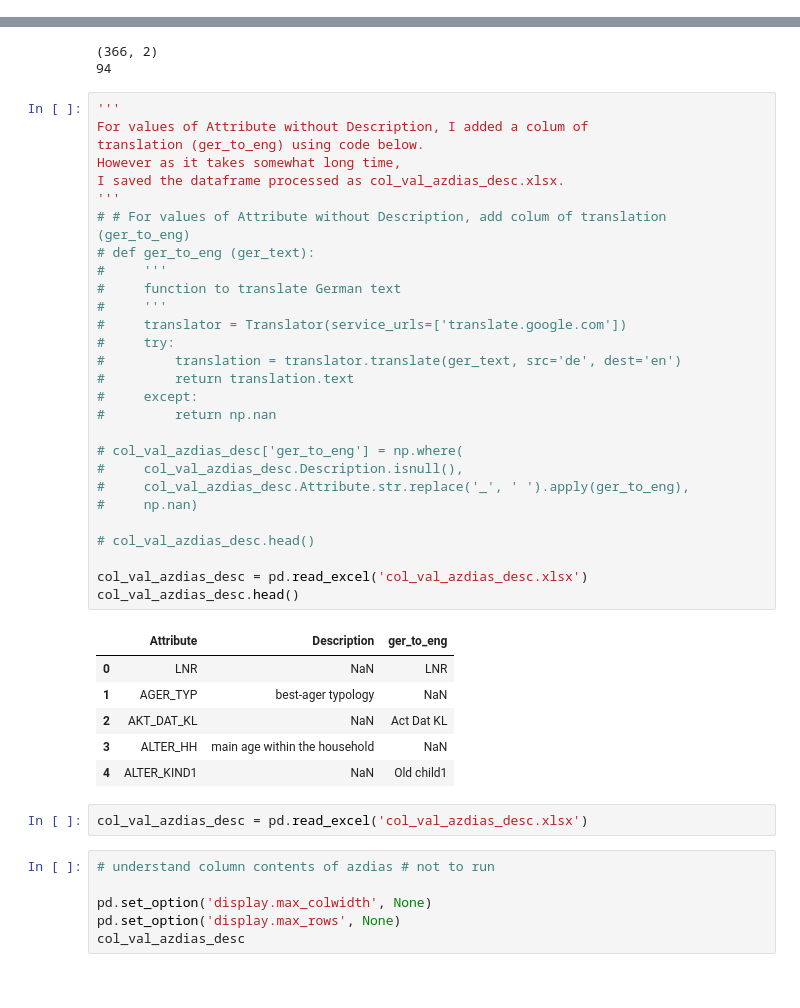
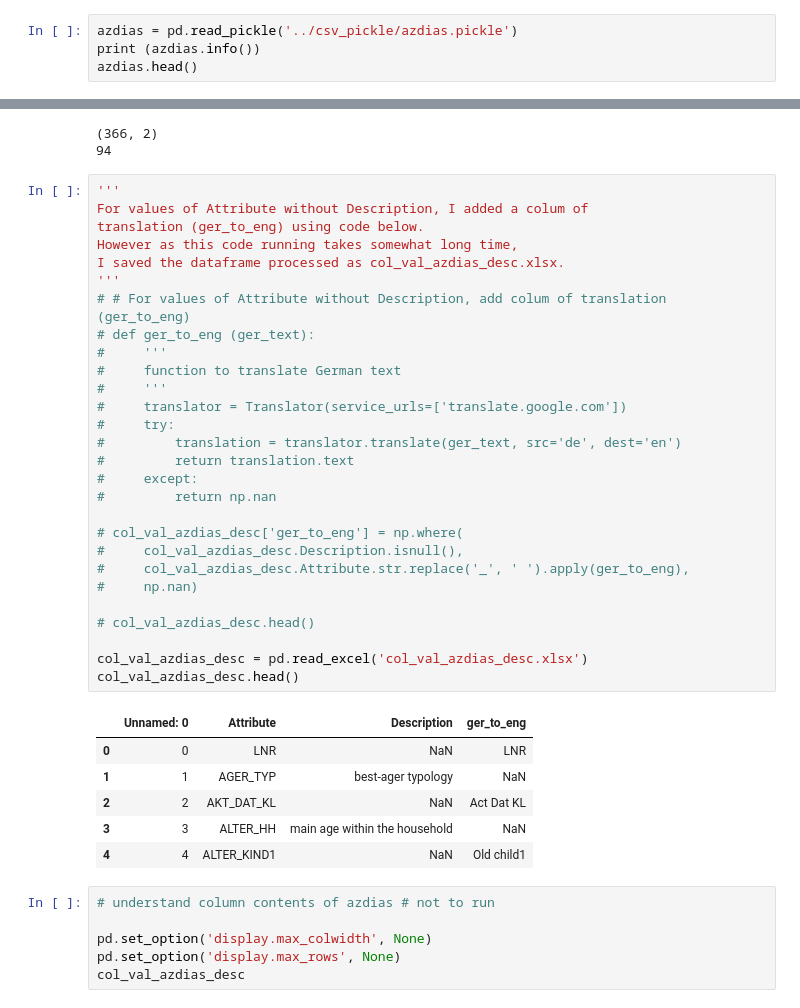
Before and after one commit to jaeyoun-chang/u_city_capstone, a Jupyter notebook: Arvato Project Workbook.ipynb, the cells around one changed output, grey strips where cells are left out. Drawn from its saved outputs; the diff is of its cells as text.

Commit message:
pickle

```diff
--- a/Arvato Project Workbook.ipynb
+++ b/Arvato Project Workbook.ipynb
@@ -68,0 +56,4 @@ None
+# %%
+azdias = pd.read_pickle('../csv_pickle/azdias.pickle')
+print (azdias.info())
+azdias.head()
@@ -200,40 +210,38 @@ print (col_val_azdias_desc.Description.isna().sum()) # NaN cells in Description
 # %%
 '''
 For values of Attribute without Description, I added a colum of
 translation (ger_to_eng) using code below.
-However as it takes somewhat long time,
+However as this code running takes somewhat long time,
 I saved the dataframe processed as col_val_azdias_desc.xlsx.
 '''
 # # For values of Attribute without Description, add colum of translation (ger_to_eng)
 # def ger_to_eng (ger_text):
 #     '''
 #     function to translate German text
 #     '''
 #     translator = Translator(service_urls=['translate.google.com'])
 #     try:
 #         translation = translator.translate(ger_text, src='de', dest='en')
 #         return translation.text
 #     except:
 #         return np.nan
 
 # col_val_azdias_desc['ger_to_eng'] = np.where(
 #     col_val_azdias_desc.Description.isnull(),
 #     col_val_azdias_desc.Attribute.str.replace('_', ' ').apply(ger_to_eng),
 #     np.nan)
 
 # col_val_azdias_desc.head()
 
 col_val_azdias_desc = pd.read_excel('col_val_azdias_desc.xlsx')
 col_val_azdias_desc.head()
 # %% [output]
-|  | Attribute | Description | ger_to_eng |
-| 0 | LNR | NaN | LNR |
-| 1 | AGER_TYP | best-ager typology | NaN |
-| 2 | AKT_DAT_KL | NaN | Act Dat KL |
-| 3 | ALTER_HH | main age within the household | NaN |
-| 4 | ALTER_KIND1 | NaN | Old child1 |
+|  | Unnamed: 0 | Attribute | Description | ger_to_eng |
+| 0 | 0 | LNR | NaN | LNR |
+| 1 | 1 | AGER_TYP | best-ager typology | NaN |
+| 2 | 2 | AKT_DAT_KL | NaN | Act Dat KL |
+| 3 | 3 | ALTER_HH | main age within the household | NaN |
+| 4 | 4 | ALTER_KIND1 | NaN | Old child1 |
-# %%
-col_val_azdias_desc = pd.read_excel('col_val_azdias_desc.xlsx')
 # %%
 # understand column contents of azdias # not to run
 
```
Also changed, not shown: parts of 5 cells of this notebook.
